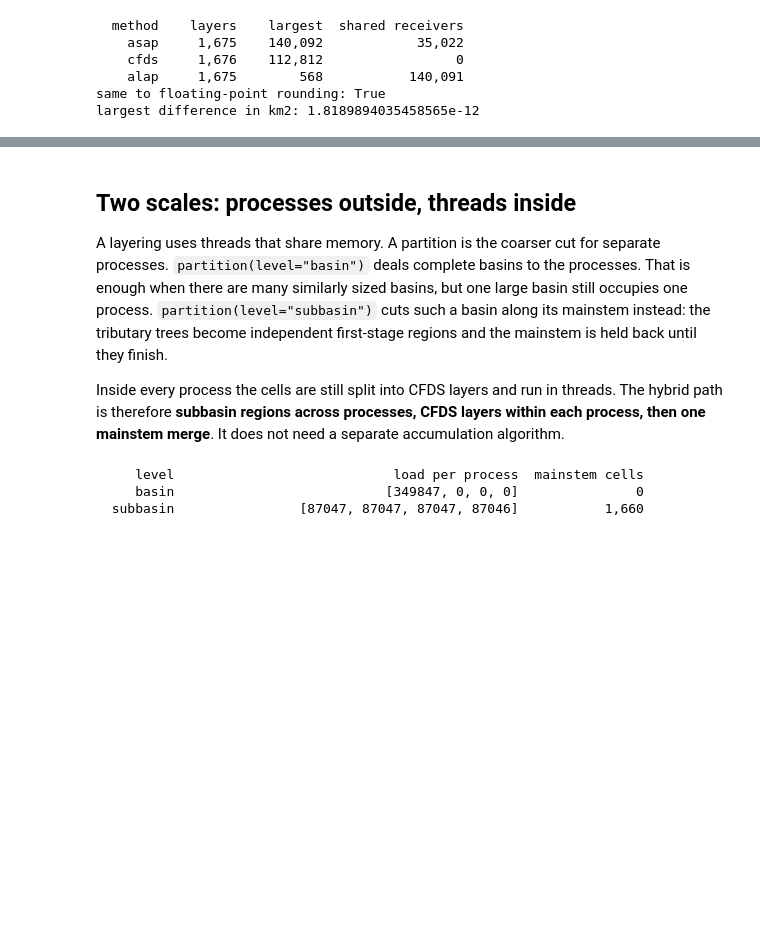
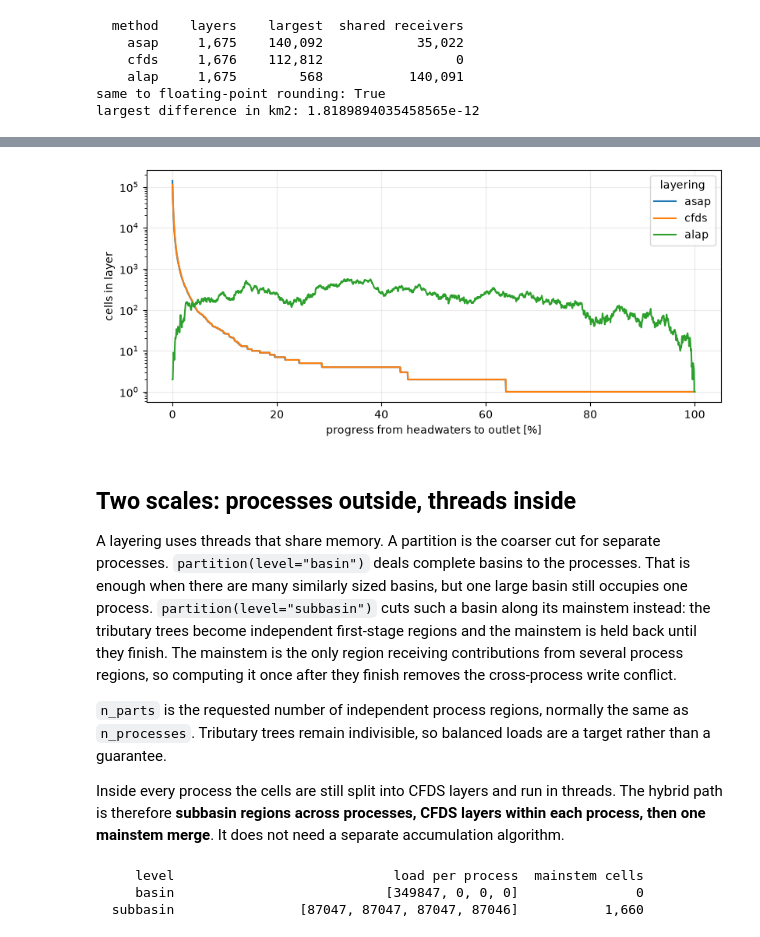
Before and after one commit to Deltares/pyflwdir, a Jupyter notebook: examples/ordering.ipynb, the cells around one changed output, grey strips where cells are left out. Drawn from its saved outputs; the diff is of its cells as text; code cells hidden in the pictures; blank space fills up the shorter version.

```diff
--- a/examples/ordering.ipynb
+++ b/examples/ordering.ipynb
@@ -251,3 +283,18 @@ largest difference in km2: 1.8189894035458565e-12
+# %%
+# Work available to threads in every layer
+fig, ax = plt.subplots(figsize=(8, 3.5), constrained_layout=True)
+for method in ["asap", "cfds", "alap"]:
+    layers, n_layers = flw.layer_cells(method)
+    sizes = np.bincount(layers.ravel()[layers.ravel() >= 0], minlength=n_layers)
+    progress = np.arange(n_layers) / max(1, n_layers - 1) * 100
+    ax.plot(progress, sizes, label=method)
+ax.set_yscale("log")
+ax.set(xlabel="progress from headwaters to outlet [%]", ylabel="cells in layer")
+ax.legend(title="layering")
+ax.grid(alpha=0.25)
+plt.show()
+# %% [output]
+[figure, added]
 # %% [markdown]
 ## Two scales: processes outside, threads inside
 
@@ -256,7 +303,12 @@ processes. `partition(level="basin")` deals complete basins to the processes. Th
 enough when there are many similarly sized basins, but one large basin still occupies one
 process. `partition(level="subbasin")` cuts such a basin along its mainstem instead: the
 tributary trees become independent first-stage regions and the mainstem is held back until
-they finish.
+they finish. The mainstem is the only region receiving contributions from several process
+regions, so computing it once after they finish removes the cross-process write conflict.
+
+`n_parts` is the requested number of independent process regions, normally the same as
+`n_processes`. Tributary trees remain indivisible, so balanced loads are a target rather
+than a guarantee.
 
 Inside every process the cells are still split into CFDS layers and run in threads. The
 hybrid path is therefore **subbasin regions across processes, CFDS layers within each
```
Also changed, not shown: parts of 7 cells of this notebook, 1 other file.
